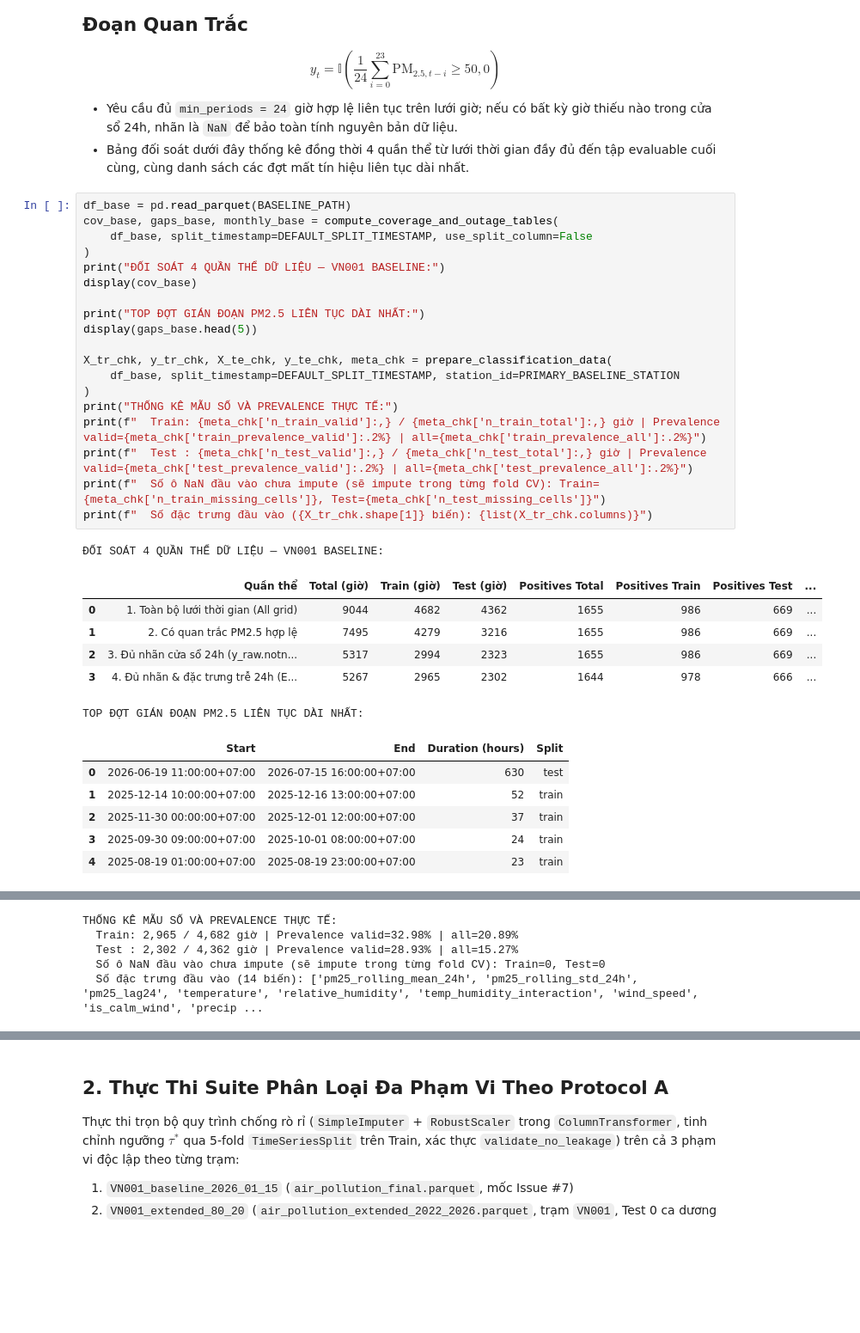
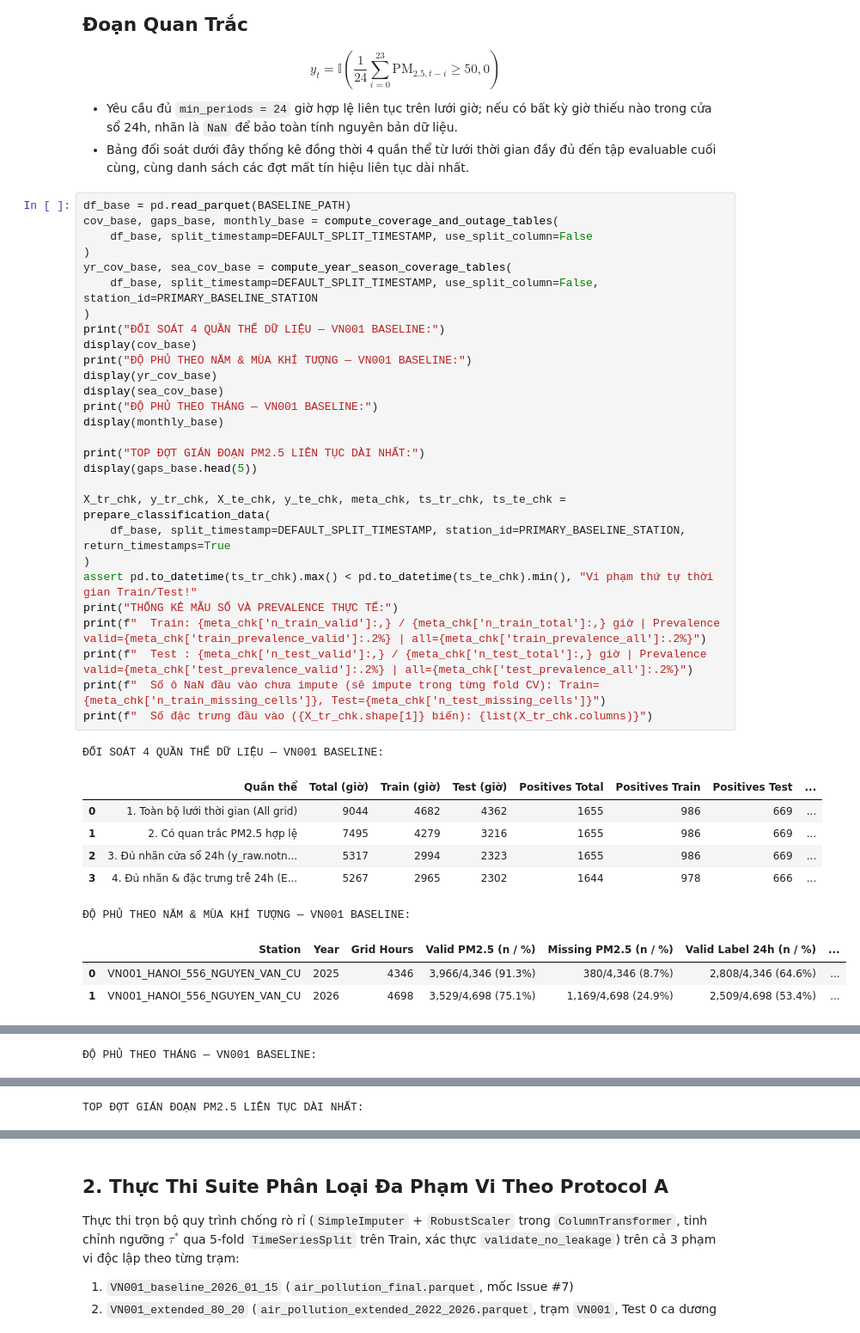
Before and after one commit to doctor-cato/air-pollution-analysis, a Jupyter notebook: notebooks/07_classification_alerts.ipynb, the cells around one changed output, grey strips where cells are left out. Shown at 86% size. Cells and saved outputs as stored; diff of their text form; blank space fills up the shorter version.

```diff
--- a/notebooks/07_classification_alerts.ipynb
+++ b/notebooks/07_classification_alerts.ipynb
@@ -63,33 +64,39 @@ $$ y_t = \mathbb{I}\left(\frac{1}{24}\sum_{i=0}^{23} \text{PM}_{2.5, t-i} \ge 50
 # %%
 df_base = pd.read_parquet(BASELINE_PATH)
 cov_base, gaps_base, monthly_base = compute_coverage_and_outage_tables(
     df_base, split_timestamp=DEFAULT_SPLIT_TIMESTAMP, use_split_column=False
 )
+yr_cov_base, sea_cov_base = compute_year_season_coverage_tables(
+    df_base, split_timestamp=DEFAULT_SPLIT_TIMESTAMP, use_split_column=False, station_id=PRIMARY_BASELINE_STATION
+)
 print("ĐỐI SOÁT 4 QUẦN THỂ DỮ LIỆU — VN001 BASELINE:")
 display(cov_base)
+print("ĐỘ PHỦ THEO NĂM & MÙA KHÍ TƯỢNG — VN001 BASELINE:")
+display(yr_cov_base)
+display(sea_cov_base)
+print("ĐỘ PHỦ THEO THÁNG — VN001 BASELINE:")
+display(monthly_base)
 
 print("TOP ĐỢT GIÁN ĐOẠN PM2.5 LIÊN TỤC DÀI NHẤT:")
 display(gaps_base.head(5))
 
-X_tr_chk, y_tr_chk, X_te_chk, y_te_chk, meta_chk = prepare_classification_data(
-    df_base, split_timestamp=DEFAULT_SPLIT_TIMESTAMP, station_id=PRIMARY_BASELINE_STATION
+X_tr_chk, y_tr_chk, X_te_chk, y_te_chk, meta_chk, ts_tr_chk, ts_te_chk = prepare_classification_data(
+    df_base, split_timestamp=DEFAULT_SPLIT_TIMESTAMP, station_id=PRIMARY_BASELINE_STATION, return_timestamps=True
 )
+assert pd.to_datetime(ts_tr_chk).max() < pd.to_datetime(ts_te_chk).min(), "Vi phạm thứ tự thời gian Train/Test!"
 print("THỐNG KÊ MẪU SỐ VÀ PREVALENCE THỰC TẾ:")
 print(f"  Train: {meta_chk['n_train_valid']:,} / {meta_chk['n_train_total']:,} giờ | Prevalence valid={meta_chk['train_prevalence_valid']:.2%} | all={meta_chk['train_prevalence_all']:.2%}")
 print(f"  Test : {meta_chk['n_test_valid']:,} / {meta_chk['n_test_total']:,} giờ | Prevalence valid={meta_chk['test_prevalence_valid']:.2%} | all={meta_chk['test_prevalence_all']:.2%}")
 print(f"  Số ô NaN đầu vào chưa impute (sẽ impute trong từng fold CV): Train={meta_chk['n_train_missing_cells']}, Test={meta_chk['n_test_missing_cells']}")
 print(f"  Số đặc trưng đầu vào ({X_tr_chk.shape[1]} biến): {list(X_tr_chk.columns)}")
 # %% [output]
 ĐỐI SOÁT 4 QUẦN THỂ DỮ LIỆU — VN001 BASELINE:
 |  | Quần thể | Total (giờ) | Train (giờ) | Test (giờ) | Positives Total | Positives Train | Positives Test | ... |
 | 0 | 1. Toàn bộ lưới thời gian (All grid) | 9044 | 4682 | 4362 | 1655 | 986 | 669 | ... |
 | 1 | 2. Có quan trắc PM2.5 hợp lệ | 7495 | 4279 | 3216 | 1655 | 986 | 669 | ... |
 | 2 | 3. Đủ nhãn cửa sổ 24h (y_raw.notn... | 5317 | 2994 | 2323 | 1655 | 986 | 669 | ... |
 | 3 | 4. Đủ nhãn & đặc trưng trễ 24h (E... | 5267 | 2965 | 2302 | 1644 | 978 | 666 | ... |
-TOP ĐỢT GIÁN ĐOẠN PM2.5 LIÊN TỤC DÀI NHẤT:
+ĐỘ PHỦ THEO NĂM & MÙA KHÍ TƯỢNG — VN001 BASELINE:
-|  | Start | End | Duration (hours) | Split |
-| 0 | 2026-06-19 11:00:00+07:00 | 2026-07-15 16:00:00+07:00 | 630 | test |
-| 1 | 2025-12-14 10:00:00+07:00 | 2025-12-16 13:00:00+07:00 | 52 | train |
-| 2 | 2025-11-30 00:00:00+07:00 | 2025-12-01 12:00:00+07:00 | 37 | train |
-| 3 | 2025-09-30 09:00:00+07:00 | 2025-10-01 08:00:00+07:00 | 24 | train |
-| 4 | 2025-08-19 01:00:00+07:00 | 2025-08-19 23:00:00+07:00 | 23 | train |
+|  | Station | Year | Grid Hours | Valid PM2.5 (n / %) | Missing PM2.5 (n / %) | Valid Label 24h (n / %) | ... |
+| 0 | VN001_HANOI_556_NGUYEN_VAN_CU | 2025 | 4346 | 3,966/4,346 (91.3%) | 380/4,346 (8.7%) | 2,808/4,346 (64.6%) | ... |
+| 1 | VN001_HANOI_556_NGUYEN_VAN_CU | 2026 | 4698 | 3,529/4,698 (75.1%) | 1,169/4,698 (24.9%) | 2,509/4,698 (53.4%) | ... |
@@ -96,5 +108 @@ TOP ĐỢT GIÁN ĐOẠN PM2.5 LIÊN TỤC DÀI NHẤT:
-THỐNG KÊ MẪU SỐ VÀ PREVALENCE THỰC TẾ:
-  Train: 2,965 / 4,682 giờ | Prevalence valid=32.98% | all=20.89%
-  Test : 2,302 / 4,362 giờ | Prevalence valid=28.93% | all=15.27%
-  Số ô NaN đầu vào chưa impute (sẽ impute trong từng fold CV): Train=0, Test=0
-  Số đặc trưng đầu vào (14 biến): ['pm25_rolling_mean_24h', 'pm25_rolling_std_24h', 'pm25_lag24', 'temperature', 'relative_humidity', 'temp_humidity_interaction', 'wind_speed', 'is_calm_wind', 'precip ...
+ĐỘ PHỦ THEO THÁNG — VN001 BASELINE:
@@ -100,0 +123 @@ THỐNG KÊ MẪU SỐ VÀ PREVALENCE THỰC TẾ:
+TOP ĐỢT GIÁN ĐOẠN PM2.5 LIÊN TỤC DÀI NHẤT:
```
Also changed, not shown: parts of 10 cells of this notebook, 15 other files.
